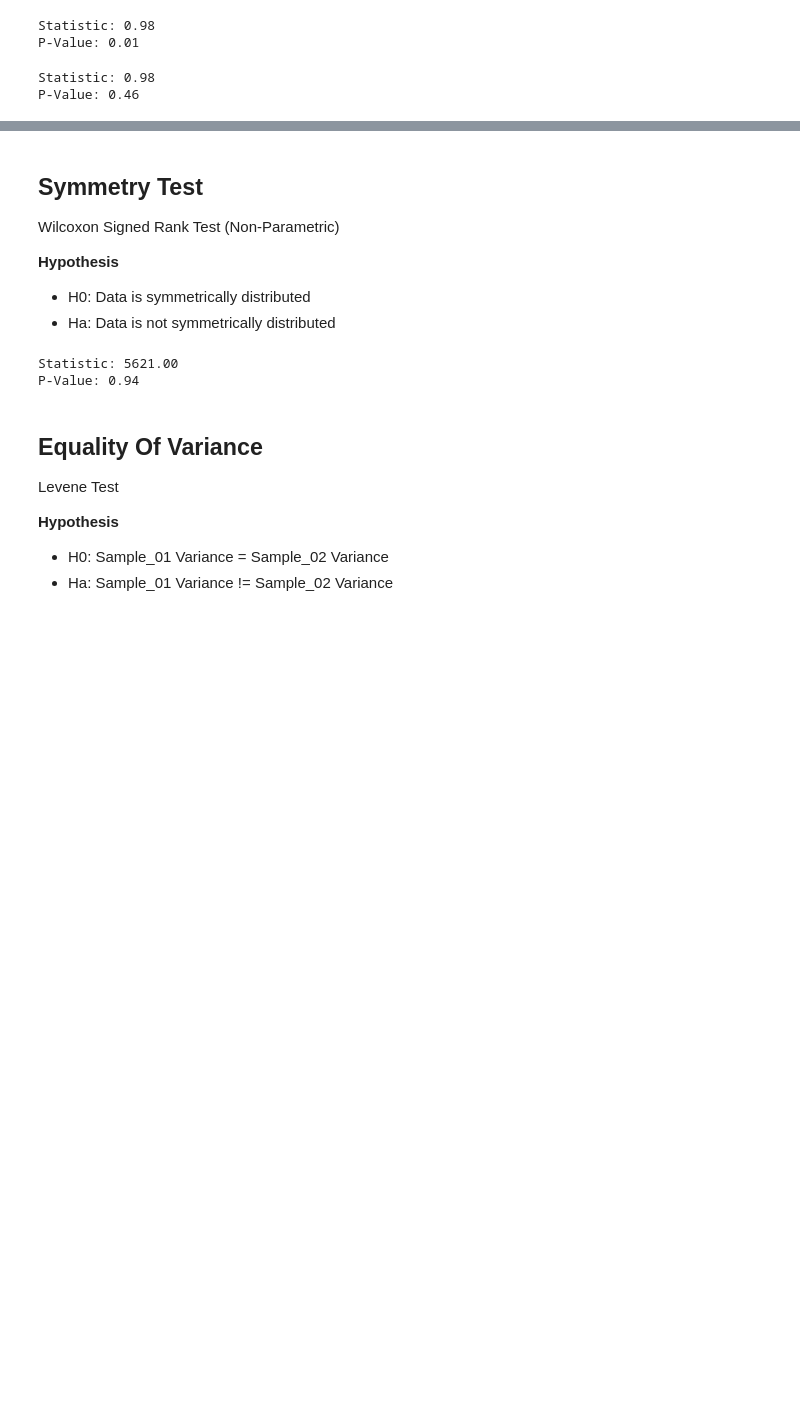
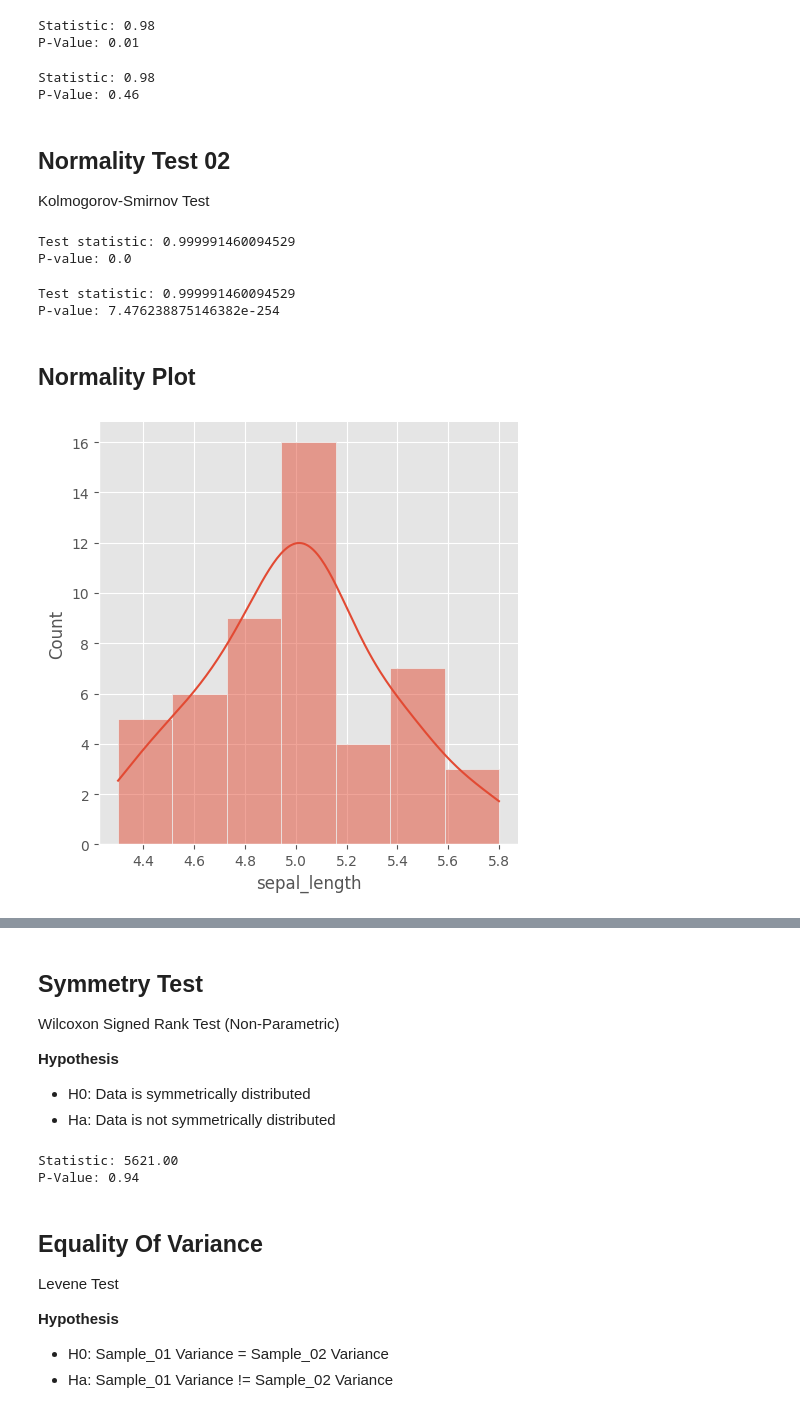
Before and after one commit to akshayyewle/Statistical-Analysis, a Jupyter notebook: 03 Statistical Tests With Python/Python Notebook.ipynb, the cells around one changed output, grey strips where cells are left out. Saved outputs shown, nothing was run; the diff lists cells and outputs as text; code cells hidden in the pictures; blank space fills up the shorter version.

```diff
--- a/03 Statistical Tests With Python/Python Notebook.ipynb
+++ b/03 Statistical Tests With Python/Python Notebook.ipynb
@@ -90,3 +154,40 @@ print("P-Value: {:.2f}".format(p_value))
 # %% [output]
 Statistic: 0.98
 P-Value: 0.46
+# %% [markdown]
+## **Normality Test 02**
+Kolmogorov-Smirnov Test
+# %%
+# All Species Combined
+sample = iris['sepal_length']
+
+# Perform the Kolmogorov-Smirnov test
+test_statistic, p_value = stats.kstest(sample,'norm')
+
+print('Test statistic:', test_statistic)
+print('P-value:', p_value)
+# %% [output]
+Test statistic: 0.999991460094529
+P-value: 0.0
+# %%
+# setosa Species
+sample = iris[iris['species']=='setosa']['sepal_length']
+
+# Perform the Kolmogorov-Smirnov test
+test_statistic, p_value = stats.kstest(sample,'norm')
+
+print('Test statistic:', test_statistic)
+print('P-value:', p_value)
+# %% [output]
+Test statistic: 0.999991460094529
+P-value: 7.476238875146382e-254
+# %% [markdown]
+## **Normality Plot**
+# %%
+# setosa Species
+sample = iris[iris['species']=='setosa']['sepal_length']
+
+fig = sns.displot(sample,kde=True)
+plt.show()
+# %% [output]
+[figure, added]
```
Also changed, not shown: parts of 30 cells of this notebook.
